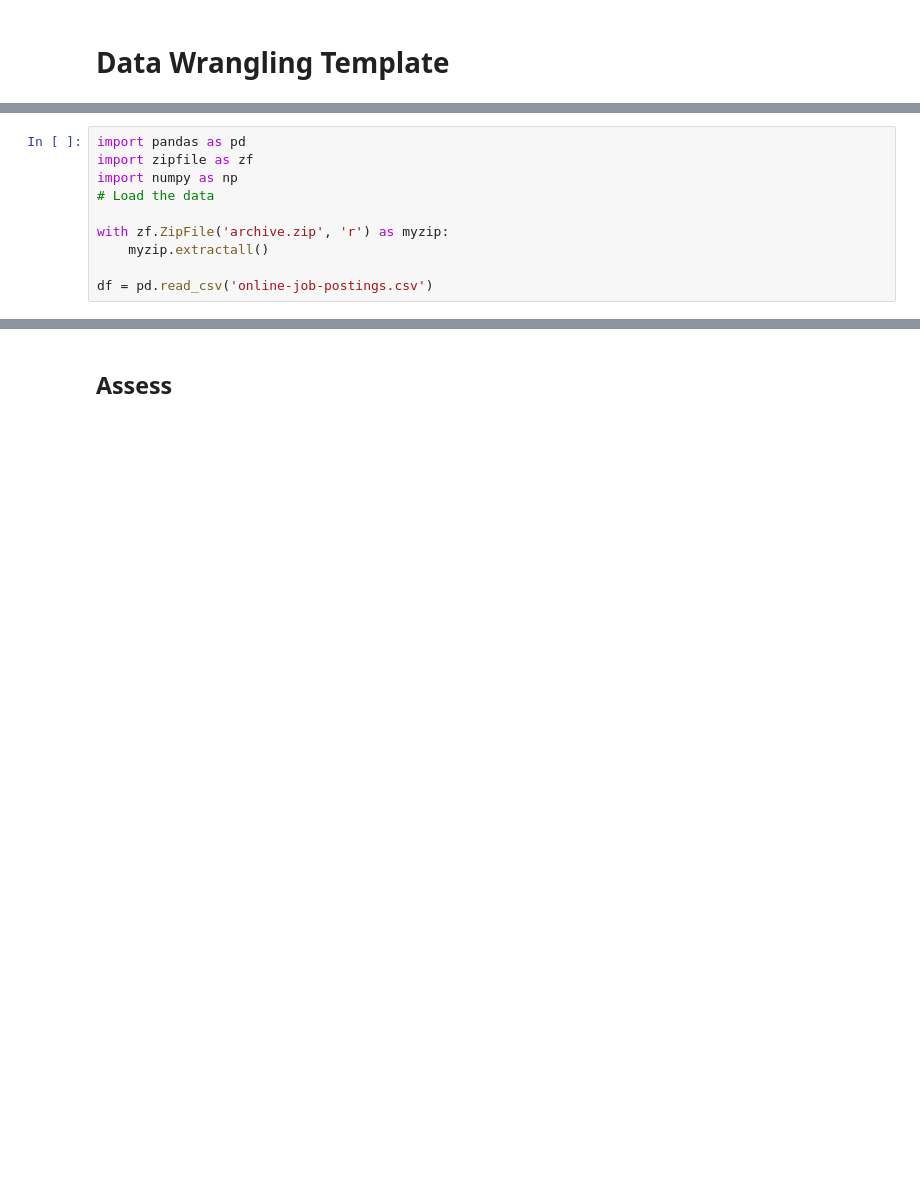
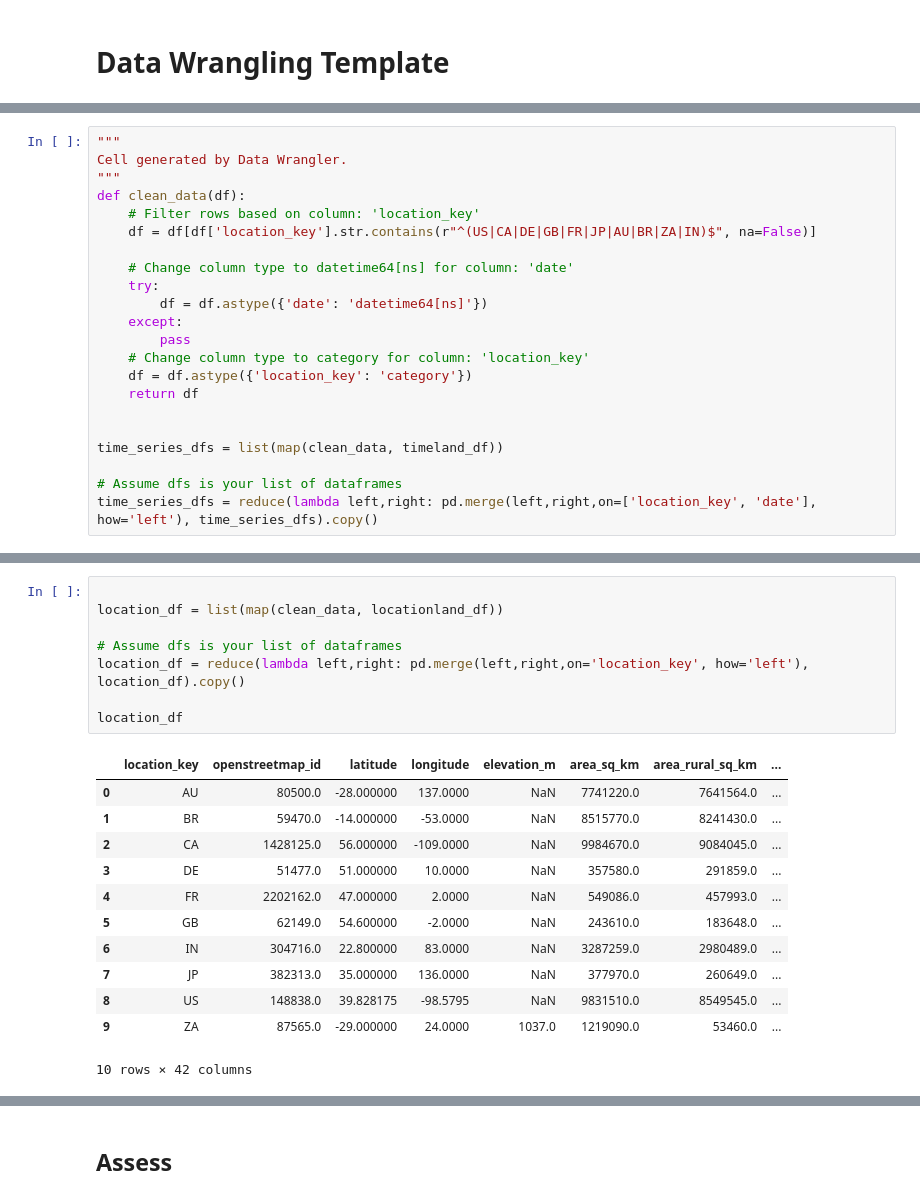
Before and after one commit to scelarek/CovidCast, a Jupyter notebook: Capstone/Templates/data-wrangling-template.ipynb, the cells around one changed output, grey strips where cells are left out. Cells and saved outputs as stored; diff of their text form; blank space fills up the shorter version.

```diff
--- a/Capstone/Templates/data-wrangling-template.ipynb
+++ b/Capstone/Templates/data-wrangling-template.ipynb
@@ -5,10 +2,0 @@
-# %%
-import pandas as pd
-import zipfile as zf
-import numpy as np
-# Load the data
-
-with zf.ZipFile('archive.zip', 'r') as myzip:
-    myzip.extractall()
-
-df = pd.read_csv('online-job-postings.csv')
@@ -14,0 +44,22 @@ df = pd.read_csv('online-job-postings.csv')
+# %%
+"""
+Cell generated by Data Wrangler.
+"""
+def clean_data(df):
+    # Filter rows based on column: 'location_key'
+    df = df[df['location_key'].str.contains(r"^(US|CA|DE|GB|FR|JP|AU|BR|ZA|IN)$", na=False)]
+
+    # Change column type to datetime64[ns] for column: 'date'
+    try:
+        df = df.astype({'date': 'datetime64[ns]'})
+    except:
+        pass
+    # Change column type to category for column: 'location_key'
+    df = df.astype({'location_key': 'category'})
+    return df
+
+
+time_series_dfs = list(map(clean_data, timeland_df))
+
+# Assume dfs is your list of dataframes
+time_series_dfs = reduce(lambda left,right: pd.merge(left,right,on=['location_key', 'date'], how='left'), time_series_dfs).copy()
@@ -14,0 +88,21 @@ df = pd.read_csv('online-job-postings.csv')
+# %%
+
+location_df = list(map(clean_data, locationland_df))
+
+# Assume dfs is your list of dataframes
+location_df = reduce(lambda left,right: pd.merge(left,right,on='location_key', how='left'), location_df).copy()
+
+location_df
+# %% [output]
+|  | location_key | openstreetmap_id | latitude | longitude | elevation_m | area_sq_km | area_rural_sq_km | ... |
+| 0 | AU | 80500.0 | -28.000000 | 137.0000 | NaN | 7741220.0 | 7641564.0 | ... |
+| 1 | BR | 59470.0 | -14.000000 | -53.0000 | NaN | 8515770.0 | 8241430.0 | ... |
+| 2 | CA | 1428125.0 | 56.000000 | -109.0000 | NaN | 9984670.0 | 9084045.0 | ... |
+| 3 | DE | 51477.0 | 51.000000 | 10.0000 | NaN | 357580.0 | 291859.0 | ... |
+| 4 | FR | 2202162.0 | 47.000000 | 2.0000 | NaN | 549086.0 | 457993.0 | ... |
+| 5 | GB | 62149.0 | 54.600000 | -2.0000 | NaN | 243610.0 | 183648.0 | ... |
+| 6 | IN | 304716.0 | 22.800000 | 83.0000 | NaN | 3287259.0 | 2980489.0 | ... |
+| 7 | JP | 382313.0 | 35.000000 | 136.0000 | NaN | 377970.0 | 260649.0 | ... |
+| 8 | US | 148838.0 | 39.828175 | -98.5795 | NaN | 9831510.0 | 8549545.0 | ... |
+| 9 | ZA | 87565.0 | -29.000000 | 24.0000 | 1037.0 | 1219090.0 | 53460.0 | ... |
+10 rows × 42 columns
```
Also changed, not shown: parts of 8 cells of this notebook.
